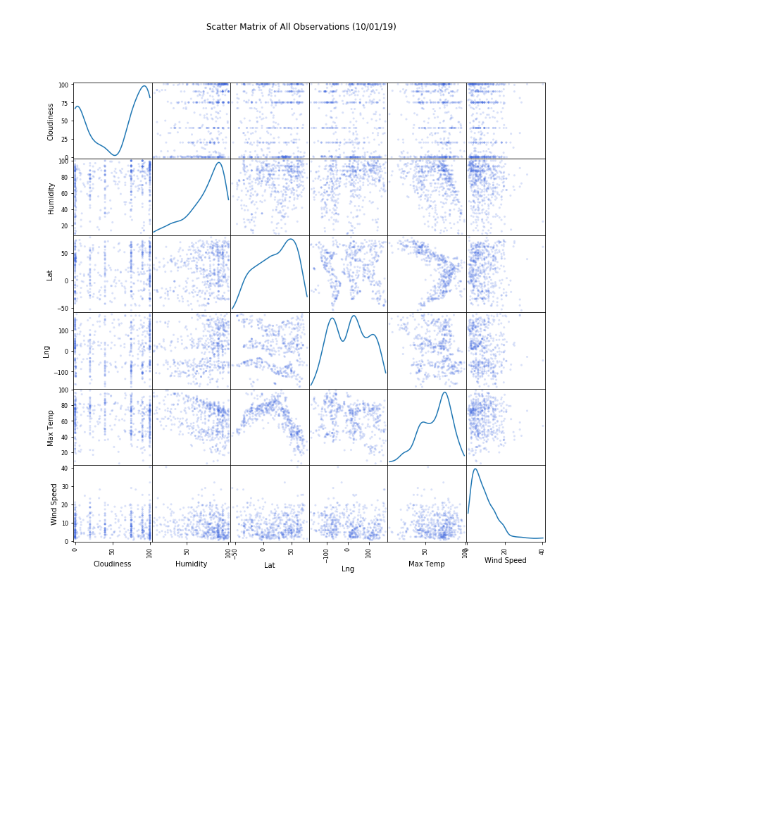
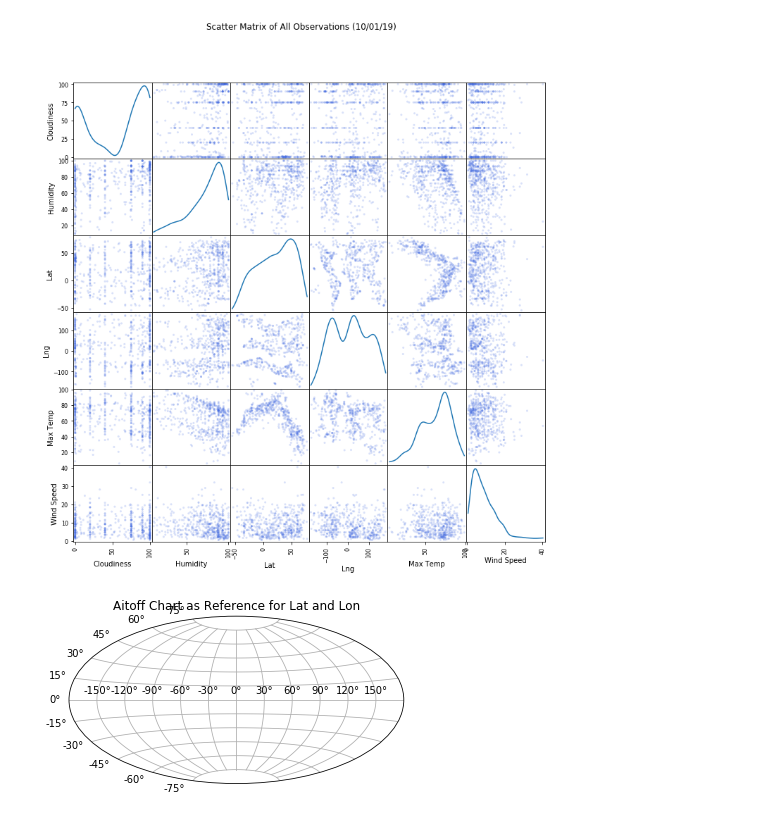
Before and after one commit to rmr1154/python-api-challenge, a Jupyter notebook: WeatherPy.ipynb, the cells around one changed output. Drawn from its saved outputs; the diff is of its cells as text; code cells hidden in the pictures; blank space fills up the shorter version.

Commit message:
additional charts

```diff
--- a/WeatherPy.ipynb
+++ b/WeatherPy.ipynb
@@ -283,3 +272,16 @@ plt.savefig(f"{title.replace(' ','_')}.png")
 plt.show()
 # %% [output]
 [figure]
+# %%
+title = 'Aitoff Chart as Reference for Lat and Lon'
+plt.figure()
+plt.subplot(111, projection="aitoff")
+plt.title(title)
+plt.grid(True)
+# Save the Figure
+plt.savefig(f"{title.replace(' ','_')}.png")
+
+# Show the Figure
+plt.show()
+# %% [output]
+[figure, added]
```
Also changed, not shown: parts of 8 cells of this notebook, 3 other files.
